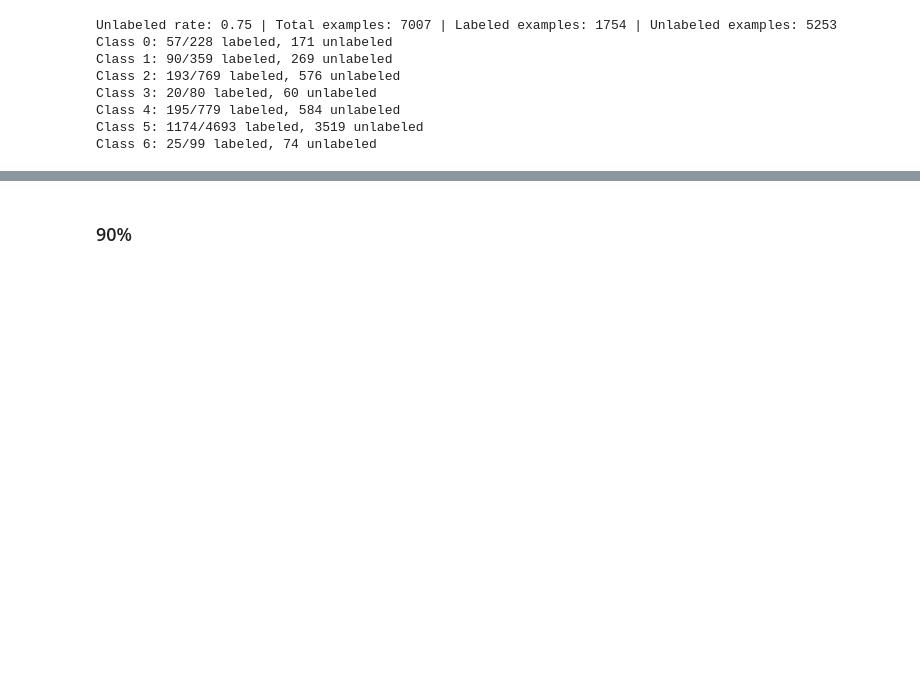
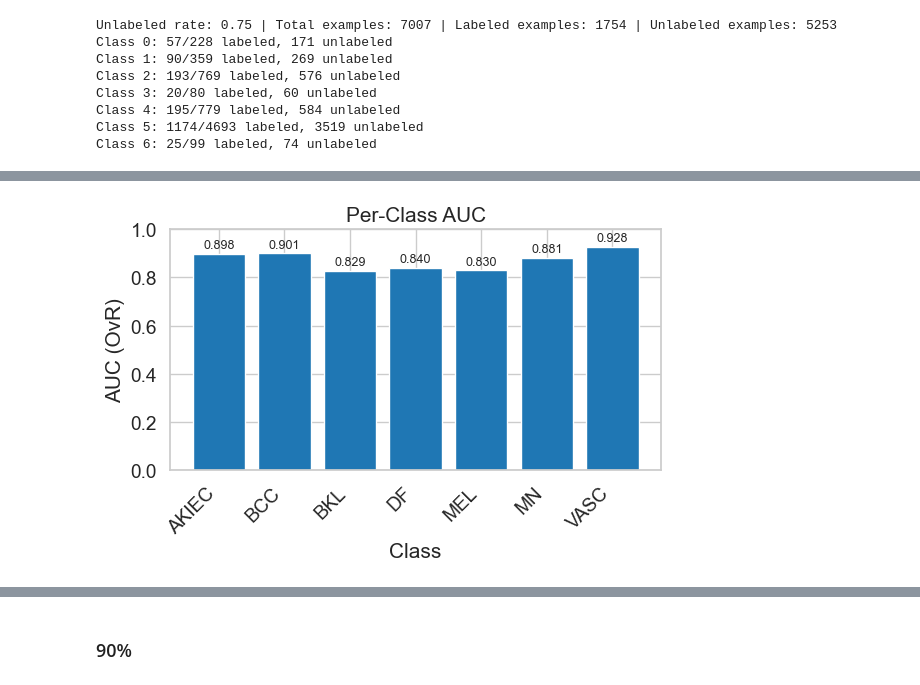
Before and after one commit to behrensm03/bdl-ssl, a Jupyter notebook: nonbayes_cnn_baseline.ipynb, the cells around one changed output, grey strips where cells are left out. Drawn from its saved outputs; the diff is of its cells as text; code cells hidden in the pictures; blank space fills up the shorter version.

```diff
--- a/nonbayes_cnn_baseline.ipynb
+++ b/nonbayes_cnn_baseline.ipynb
@@ -284,0 +311,5 @@ Test AUC Macro: 0.8876 | Test AUC Global: 0.9495
+# %%
+perclass_auc, confusion_matrix = evaluate_perclass(best_ssl_model_75, test_loader)
+plot_perclass_auc(perclass_auc, list(short_labels.values()))
+# %% [output]
+[figure, added]
```
Also changed, not shown: parts of 27 cells of this notebook.
